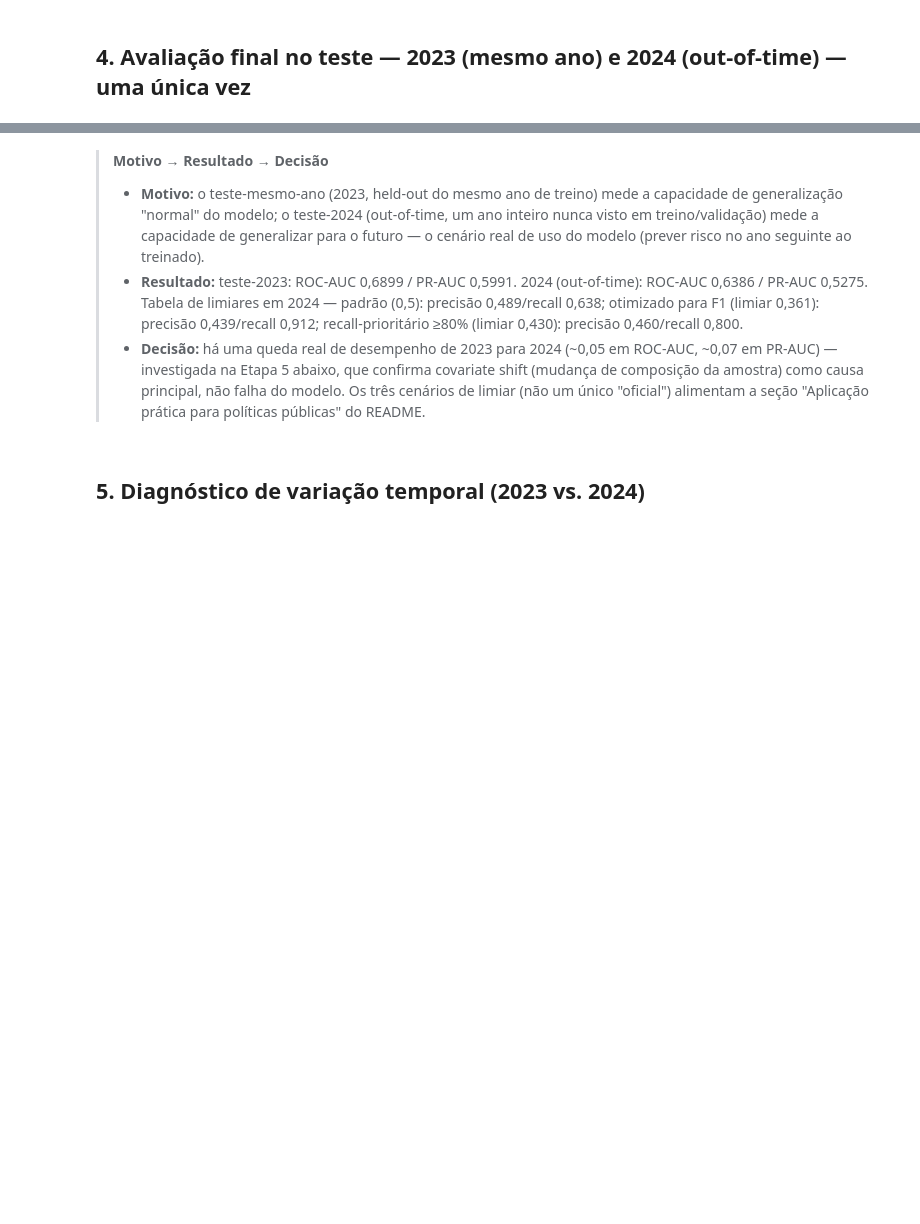
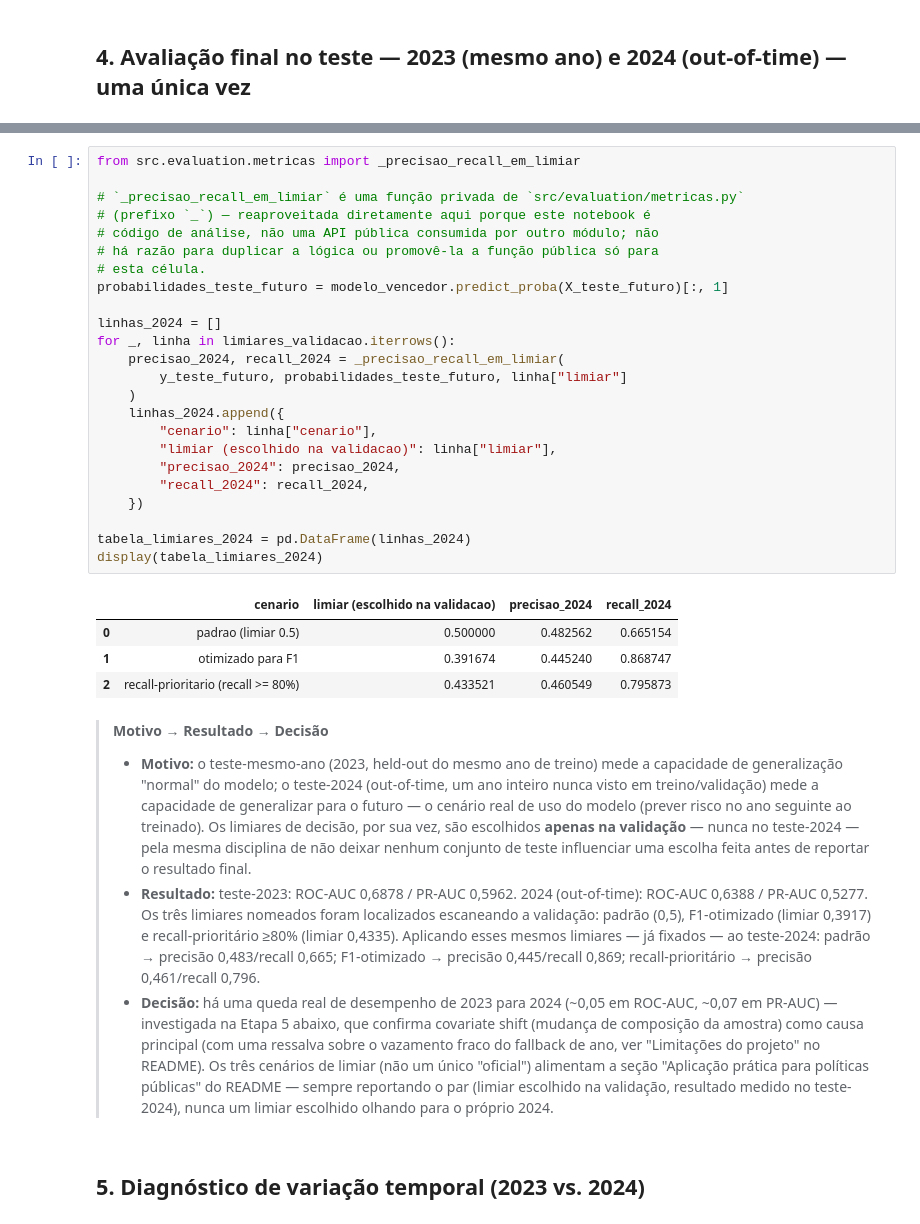
Before and after one commit to PedroVRLSaraiva/tech-challenge-fase3, a Jupyter notebook: notebooks/02_preprocessing_e_modelagem.ipynb, the cells around one changed output, grey strips where cells are left out. Cells and saved outputs as stored; diff of their text form; blank space fills up the shorter version.

```diff
--- a/notebooks/02_preprocessing_e_modelagem.ipynb
+++ b/notebooks/02_preprocessing_e_modelagem.ipynb
@@ -203,3 +231,32 @@ Teste-2023 (mesmo ano): {'roc_auc': 0.6885271401484355, 'pr_auc': 0.596841981500
+# %%
+from src.evaluation.metricas import _precisao_recall_em_limiar
+
+# `_precisao_recall_em_limiar` é uma função privada de `src/evaluation/metricas.py`
+# (prefixo `_`) — reaproveitada diretamente aqui porque este notebook é
+# código de análise, não uma API pública consumida por outro módulo; não
+# há razão para duplicar a lógica ou promovê-la a função pública só para
+# esta célula.
+probabilidades_teste_futuro = modelo_vencedor.predict_proba(X_teste_futuro)[:, 1]
+
+linhas_2024 = []
+for _, linha in limiares_validacao.iterrows():
+    precisao_2024, recall_2024 = _precisao_recall_em_limiar(
+        y_teste_futuro, probabilidades_teste_futuro, linha["limiar"]
+    )
+    linhas_2024.append({
+        "cenario": linha["cenario"],
+        "limiar (escolhido na validacao)": linha["limiar"],
+        "precisao_2024": precisao_2024,
+        "recall_2024": recall_2024,
+    })
+
+tabela_limiares_2024 = pd.DataFrame(linhas_2024)
+display(tabela_limiares_2024)
+# %% [output]
+|  | cenario | limiar (escolhido na validacao) | precisao_2024 | recall_2024 |
+| 0 | padrao (limiar 0.5) | 0.500000 | 0.482562 | 0.665154 |
+| 1 | otimizado para F1 | 0.391674 | 0.445240 | 0.868747 |
+| 2 | recall-prioritario (recall >= 80%) | 0.433521 | 0.460549 | 0.795873 |
 # %% [markdown]
 > **Motivo → Resultado → Decisão**
 >
@@ -207,18 +264,26 @@ Teste-2023 (mesmo ano): {'roc_auc': 0.6885271401484355, 'pr_auc': 0.596841981500
 >   a capacidade de generalização "normal" do modelo; o teste-2024
 >   (out-of-time, um ano inteiro nunca visto em treino/validação) mede a
 >   capacidade de generalizar para o futuro — o cenário real de uso do
->   modelo (prever risco no ano seguinte ao treinado).
-> - **Resultado:** teste-2023: ROC-AUC 0,6899 / PR-AUC 0,5991. 2024
->   (out-of-time): ROC-AUC 0,6386 / PR-AUC 0,5275. Tabela de limiares em
->   2024 — padrão (0,5): precisão 0,489/recall 0,638; otimizado para F1
->   (limiar 0,361): precisão 0,439/recall 0,912; recall-prioritário ≥80%
->   (limiar 0,430): precisão 0,460/recall 0,800.
+>   modelo (prever risco no ano seguinte ao treinado). Os limiares de
+>   decisão, por sua vez, são escolhidos **apenas na validação** — nunca no
+>   teste-2024 — pela mesma disciplina de não deixar nenhum conjunto de
+>   teste influenciar uma escolha feita antes de reportar o resultado final.
+> - **Resultado:** teste-2023: ROC-AUC 0,6878 / PR-AUC 0,5962. 2024
+>   (out-of-time): ROC-AUC 0,6388 / PR-AUC 0,5277. Os três limiares nomeados
+>   foram localizados escaneando a validação: padrão (0,5), F1-otimizado
+>   (limiar 0,3917) e recall-prioritário ≥80% (limiar 0,4335). Aplicando
+>   esses mesmos limiares — já fixados — ao teste-2024: padrão → precisão
+>   0,483/recall 0,665; F1-otimizado → precisão 0,445/recall 0,869;
+>   recall-prioritário → precisão 0,461/recall 0,796.
 > - **Decisão:** há uma queda real de desempenho de 2023 para 2024 (~0,05
 >   em ROC-AUC, ~0,07 em PR-AUC) — investigada na Etapa 5 abaixo, que
 >   confirma covariate shift (mudança de composição da amostra) como causa
->   principal, não falha do modelo. Os três cenários de limiar (não um
->   único "oficial") alimentam a seção "Aplicação prática para políticas
->   públicas" do README.
+>   principal (com uma ressalva sobre o vazamento fraco do fallback de ano,
+>   ver "Limitações do projeto" no README). Os três cenários de limiar (não
+>   um único "oficial") alimentam a seção "Aplicação prática para políticas
+>   públicas" do README — sempre reportando o par (limiar escolhido na
+>   validação, resultado medido no teste-2024), nunca um limiar escolhido
+>   olhando para o próprio 2024.
 # %% [markdown]
 ## 5. Diagnóstico de variação temporal (2023 vs. 2024)
 # %%
```
Also changed, not shown: parts of 10 cells of this notebook, 8 other files.
